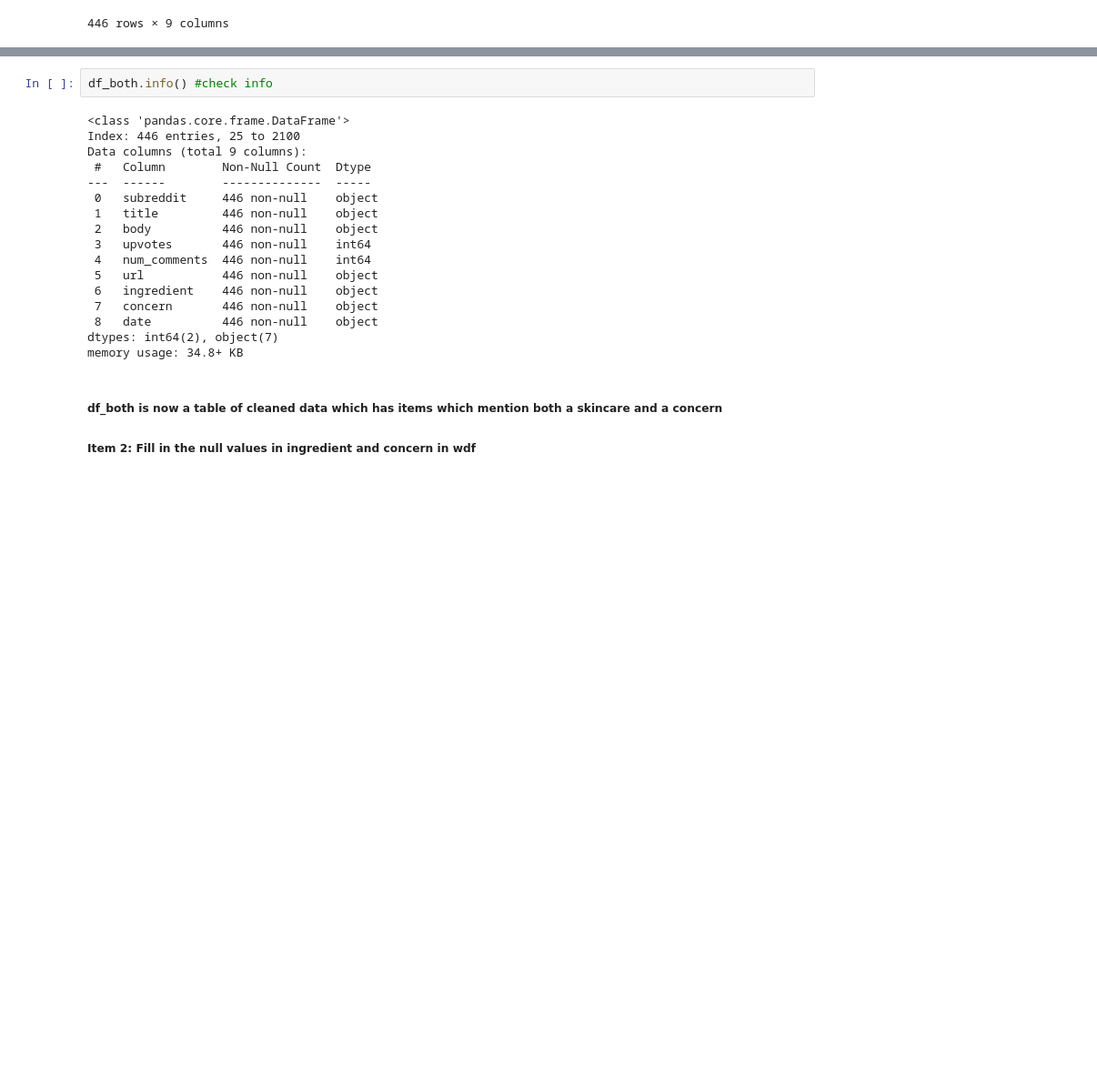
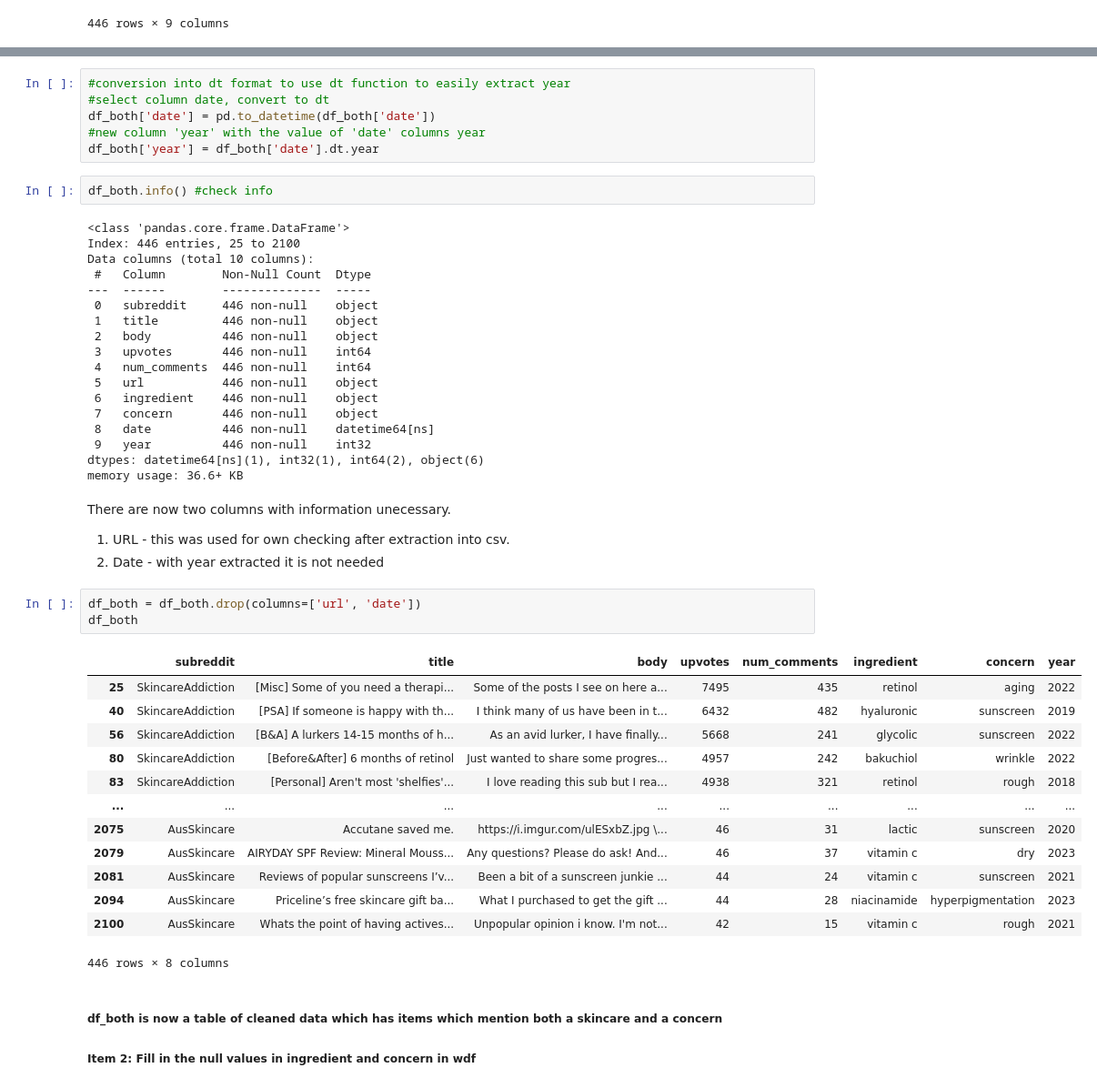
Before and after one commit to nandikaL/OX24006_EMAT0048-Part-2, a Jupyter notebook: OX24006_EMATM0048_Part2.ipynb, the cells around one changed output, grey strips where cells are left out. Shown at 91% size. Saved outputs shown, nothing was run; the diff lists cells and outputs as text; blank space fills up the shorter version.

```diff
--- a/OX24006_EMATM0048_Part2.ipynb
+++ b/OX24006_EMATM0048_Part2.ipynb
@@ -316,9 +321,15 @@ df_both #print to check
+# %%
+#conversion into dt format to use dt function to easily extract year
+#select column date, convert to dt
+df_both['date'] = pd.to_datetime(df_both['date'])
+#new column 'year' with the value of 'date' columns year
+df_both['year'] = df_both['date'].dt.year
 # %%
 df_both.info() #check info
 # %% [output]
 <class 'pandas.core.frame.DataFrame'>
 Index: 446 entries, 25 to 2100
-Data columns (total 9 columns):
+Data columns (total 10 columns):
  #   Column        Non-Null Count  Dtype
 ---  ------        --------------  -----
  0   subreddit     446 non-null    object
@@ -329,9 +340,31 @@ Data columns (total 9 columns):
  5   url           446 non-null    object
  6   ingredient    446 non-null    object
  7   concern       446 non-null    object
- 8   date          446 non-null    object
-dtypes: int64(2), object(7)
-memory usage: 34.8+ KB
+ 8   date          446 non-null    datetime64[ns]
+ 9   year          446 non-null    int32
+dtypes: datetime64[ns](1), int32(1), int64(2), object(6)
+memory usage: 36.6+ KB
+# %% [markdown]
+There are now two columns with information unecessary.
+1. URL - this was used for own checking after extraction into csv.
+2. Date - with year extracted it is not needed
+# %%
+df_both = df_both.drop(columns=['url', 'date'])
+df_both
+# %% [output]
+|  | subreddit | title | body | upvotes | num_comments | ingredient | concern | year |
+| 25 | SkincareAddiction | [Misc] Some of you need a therapi... | Some of the posts I see on here a... | 7495 | 435 | retinol | aging | 2022 |
+| 40 | SkincareAddiction | [PSA] If someone is happy with th... | I think many of us have been in t... | 6432 | 482 | hyaluronic | sunscreen | 2019 |
+| 56 | SkincareAddiction | [B&A] A lurkers 14-15 months of h... | As an avid lurker, I have finally... | 5668 | 241 | glycolic | sunscreen | 2022 |
+| 80 | SkincareAddiction | [Before&After] 6 months of retinol | Just wanted to share some progres... | 4957 | 242 | bakuchiol | wrinkle | 2022 |
+| 83 | SkincareAddiction | [Personal] Aren't most 'shelfies'... | I love reading this sub but I rea... | 4938 | 321 | retinol | rough | 2018 |
+| ... | ... | ... | ... | ... | ... | ... | ... | ... |
+| 2075 | AusSkincare | Accutane saved me. | https://i.imgur.com/ulESxbZ.jpg \... | 46 | 31 | lactic | sunscreen | 2020 |
+| 2079 | AusSkincare | AIRYDAY SPF Review: Mineral Mouss... | Any questions? Please do ask! And... | 46 | 37 | vitamin c | dry | 2023 |
+| 2081 | AusSkincare | Reviews of popular sunscreens I’v... | Been a bit of a sunscreen junkie ... | 44 | 24 | vitamin c | sunscreen | 2021 |
+| 2094 | AusSkincare | Priceline’s free skincare gift ba... | What I purchased to get the gift ... | 44 | 28 | niacinamide | hyperpigmentation | 2023 |
+| 2100 | AusSkincare | Whats the point of having actives... | Unpopular opinion i know. I'm not... | 42 | 15 | vitamin c | rough | 2021 |
+446 rows × 8 columns
 # %% [markdown]
 ##### df_both is now a table of cleaned data which has items which mention both a skincare and a concern
 
```
Also changed, not shown: parts of 17 cells of this notebook.
